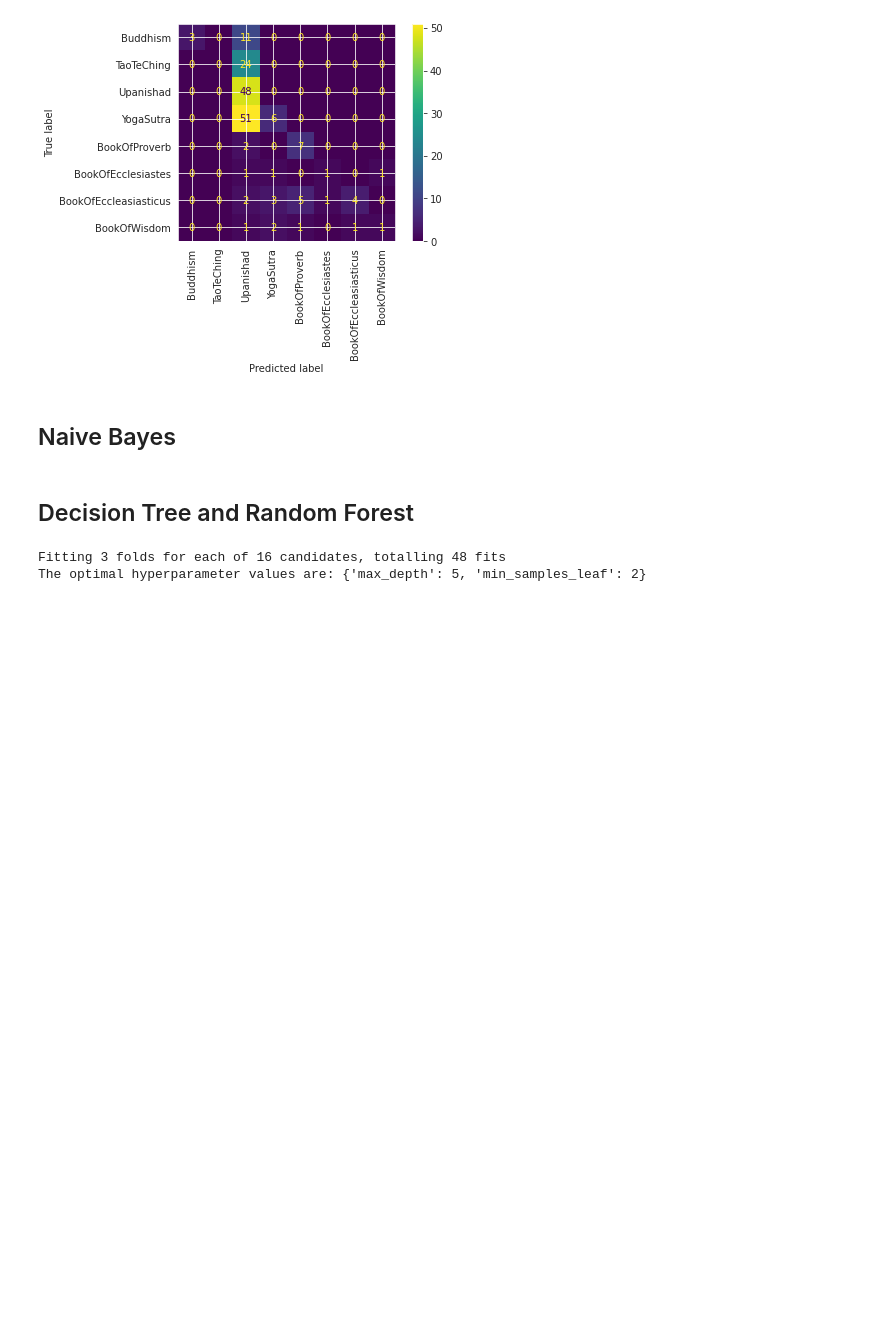
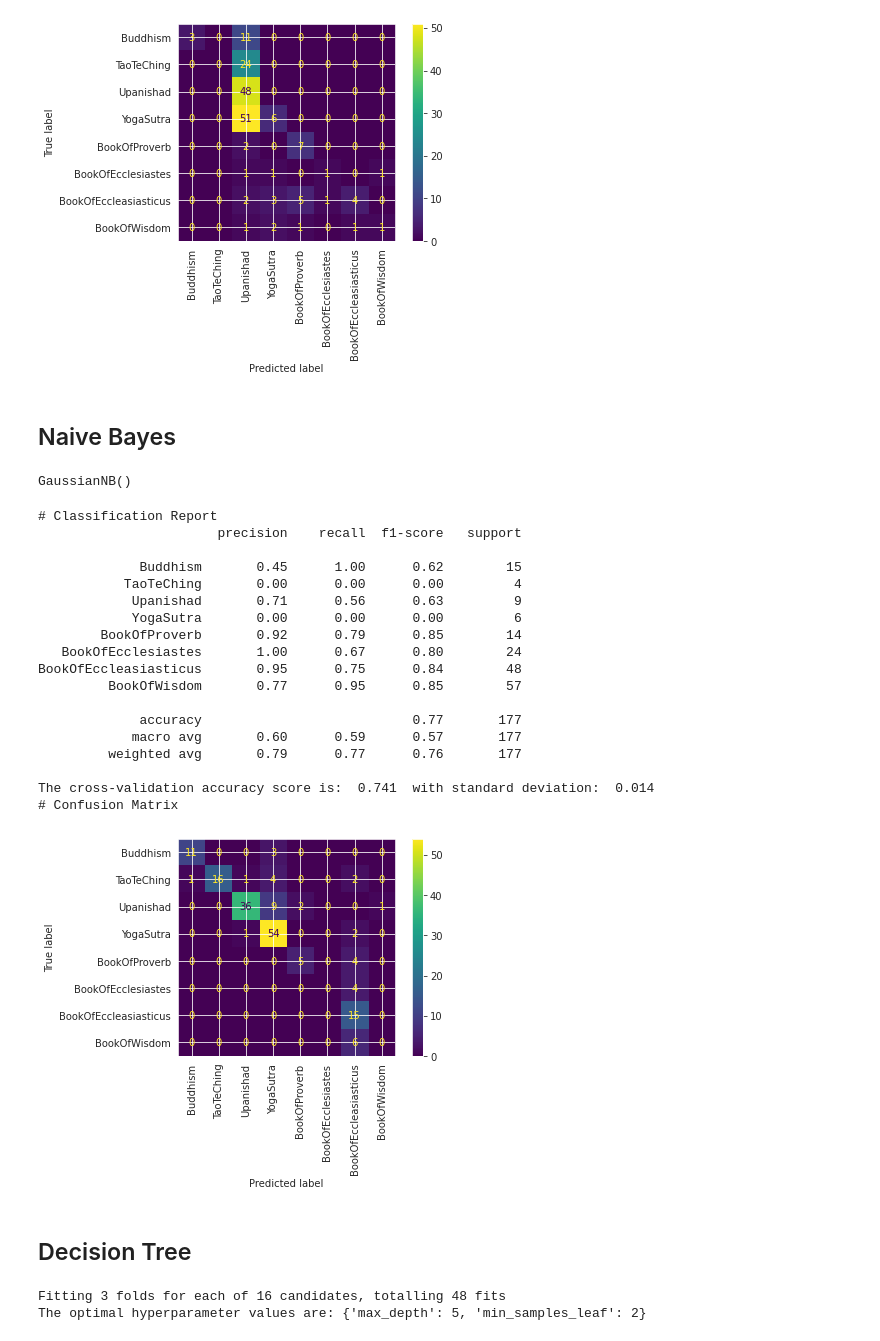
Before and after one commit to XaviPat01/MTL782_Data_Mining, a Jupyter notebook: MTL782_Assignment1_Q1.ipynb, the cells around one changed output. Cells and saved outputs as stored; diff of their text form; code cells hidden in the pictures; blank space fills up the shorter version.

Commit message:
Updated NB to GaussianNB

```diff
--- a/MTL782_Assignment1_Q1.ipynb
+++ b/MTL782_Assignment1_Q1.ipynb
@@ -250,8 +250,11 @@ The cross-validation accuracy score is:  0.385  with standard deviation:  0.014
 # %% [markdown]
 ## Naive Bayes
 # %%
-nb = MultinomialNB()
-nbxt = [[float(x) for x in lst] for lst in xtrain]
-nbyt = [float(y) for y in ytrain]
+nb = GaussianNB()
+nbxtr = [[float(x) for x in lst] for lst in xtrain]
+nbxt = [[float(x) for x in lst] for lst in xtest]
+# nbyt = [float(y) for y in ytrain]
 # nb.fit(xtrain, ytrain)
-nb.fit(nbxt, nbyt)
+nb.fit(nbxtr, ytrain)
+# %% [output]
+GaussianNB()
@@ -260,5 +261,27 @@ y_pred=nb.predict(xtest)
+# %%
+eval(nb, nbxt, ytest, nbxtr, ytrain, labels)
+# %% [output]
+# Classification Report
+                       precision    recall  f1-score   support
+
+             Buddhism       0.45      1.00      0.62        15
+           TaoTeChing       0.00      0.00      0.00         4
+            Upanishad       0.71      0.56      0.63         9
+            YogaSutra       0.00      0.00      0.00         6
+        BookOfProverb       0.92      0.79      0.85        14
+   BookOfEcclesiastes       1.00      0.67      0.80        24
+BookOfEccleasiasticus       0.95      0.75      0.84        48
+         BookOfWisdom       0.77      0.95      0.85        57
+
+             accuracy                           0.77       177
+            macro avg       0.60      0.59      0.57       177
+         weighted avg       0.79      0.77      0.76       177
+
+The cross-validation accuracy score is:  0.741  with standard deviation:  0.014
+# Confusion Matrix
+[figure, added]
 # %% [markdown]
-## Decision Tree and Random Forest
+## Decision Tree
 # %%
 # cv = ShuffleSplit(n_splits=10, test_size =0.2,random_state=42)
 def train_classifiers(estimator, x_train, y_train, name, params):
```
Also changed, not shown: parts of 3 cells of this notebook.
